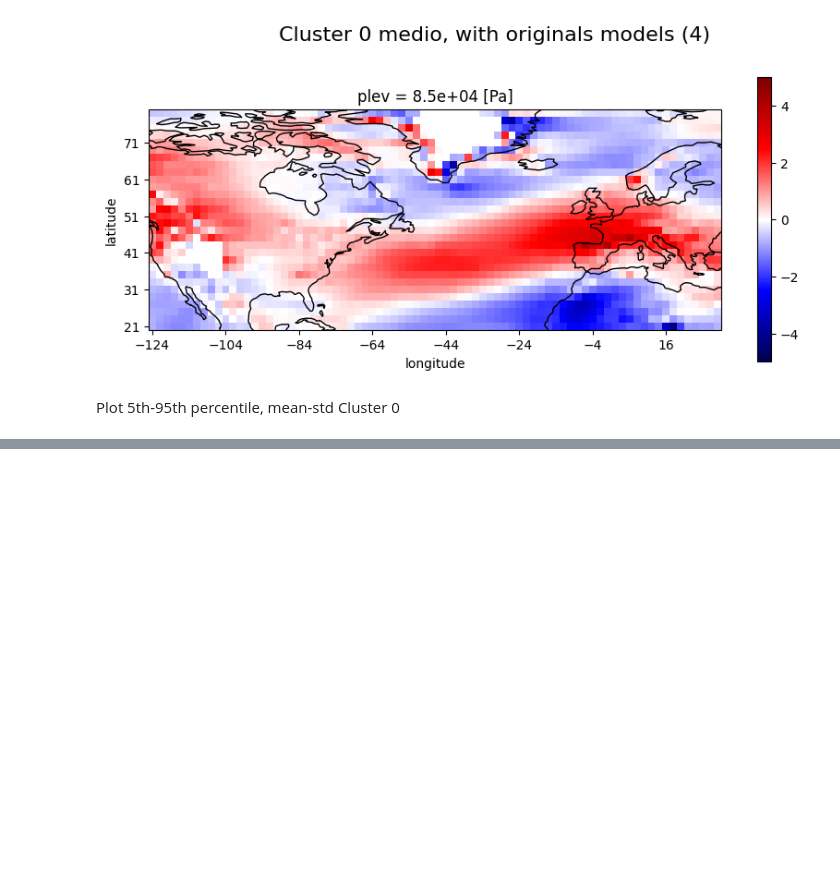
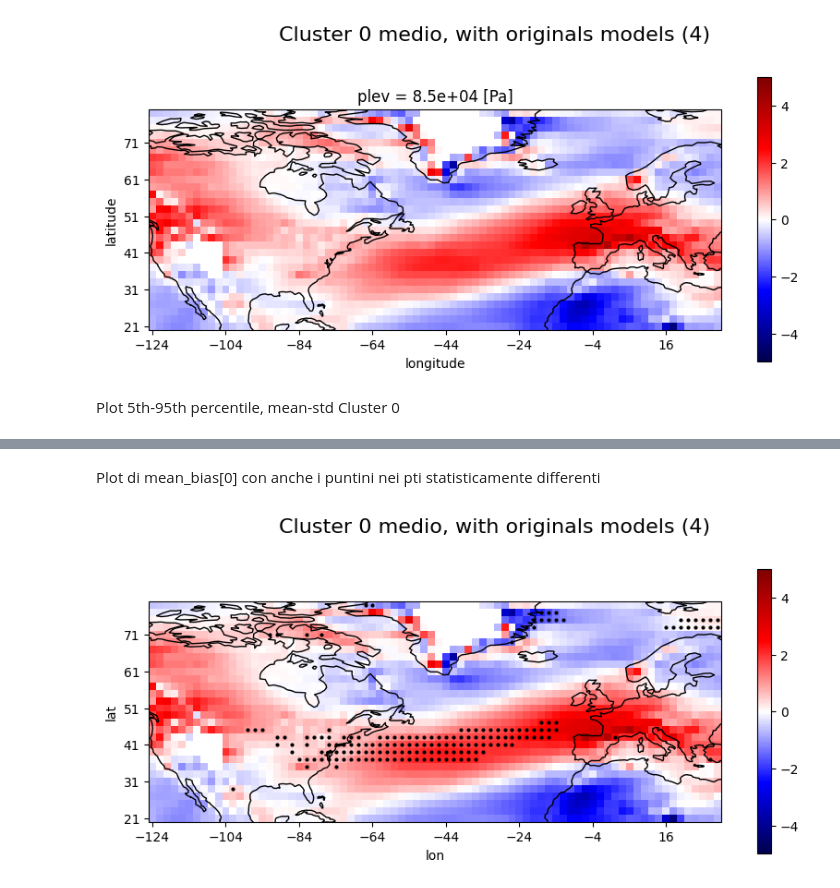
Before and after one commit to sbeltrami/tesi, a Jupyter notebook: bootstrap.ipynb, the cells around one changed output, grey strips where cells are left out. Drawn from its saved outputs; the diff is of its cells as text; code cells hidden in the pictures; blank space fills up the shorter version.

```diff
--- a/bootstrap.ipynb
+++ b/bootstrap.ipynb
@@ -274,0 +261,35 @@ fig.show()
+# %%
+#mean_bias[0], array_5th_percentile, array_95th_percentile --> matrici (30,78)
+#Se l'elemento ij-esimo di mean_bias è <=5th percentile oppure >=95th percentile allora elemento ij-esimo è statisticamente differente --> metto un 1 nella matrice che creo
+#Creo la matrice che ha 1 nei pti statisticamente differenti e 0 nei pti che non lo sono
+matrix10 = np.zeros((len(mean_bias[0].lat.values),len(mean_bias[0].lon.values))) #inizializzo la matrice di 1 e 0, di dimensioni (30,78)
+for i in range(len(mean_bias[0].lat.values)): #ciclo sulle latitudini
+    for j in range(len(mean_bias[0].lon.values)): #ciclo sulle longitudini
+        if mean_bias[0][i][j] <= array_5th_percentile[i,j] or mean_bias[0][i][j] >= array_95th_percentile[i,j]: #<=5th oppure >=95th percentile --> statisticamente differenti
+            matrix10[i,j] = 1
+        else:
+            matrix10[i,j] = 0
+# %% [markdown]
+Plot di mean_bias[0] con anche i puntini nei pti statisticamente differenti
+# %%
+fig, ax = plt.subplots(figsize=(10, 4), subplot_kw={"projection": ccrs.PlateCarree()})
+#plot
+plot_mod = ax.pcolormesh(mean_bias[0].lon, mean_bias[0].lat, mean_bias[0], vmin=-5, vmax=5, cmap='seismic')
+coords = np.where(matrix10 == 1) #array di valori di longitudini e latitudini in cui matrix10 = 1
+# Plot dei punti solo dove matrix10 è uguale a 1
+ax.plot(mean_bias[0].lon[coords[1]], mean_bias[0].lat[coords[0]], marker='o', color='black', markersize=2, linestyle='None', transform=ccrs.PlateCarree())
+#imposto lat-lon sugli assi
+ax.set_xticks(np.arange(mean_bias[0].lon.min(), mean_bias[0].lon.max(), 20))
+ax.set_yticks(np.arange(mean_bias[0].lat.min(), mean_bias[0].lat.max(), 10))
+#aggiungo coste
+ax.coastlines()
+#Label assi
+ax.set_xlabel('lon')
+ax.set_ylabel('lat')
+#barra di colori
+fig.colorbar(plot_mod,ax=ax)
+# Titolo
+fig.suptitle('Cluster 0 medio, with originals models (4)', fontsize=16, y=1.02)
+fig.show()
+# %% [output]
+[figure, added]
```
Also changed, not shown: parts of 7 cells of this notebook.
